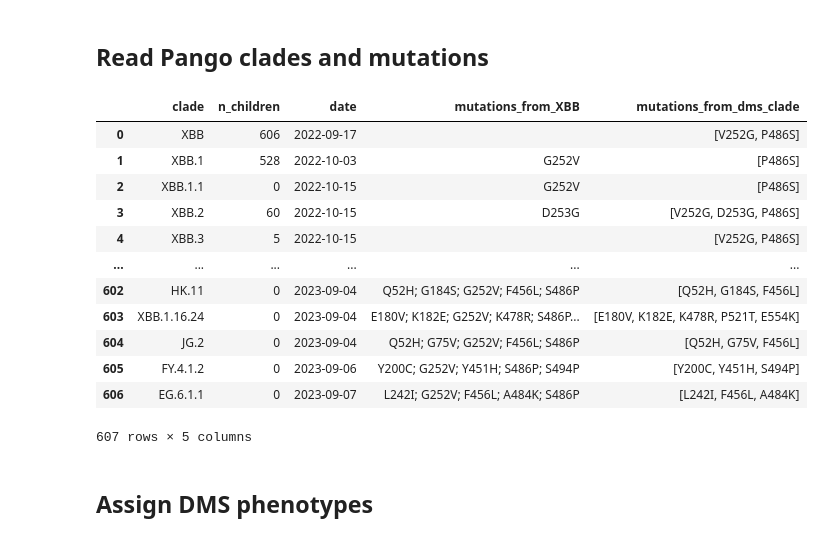
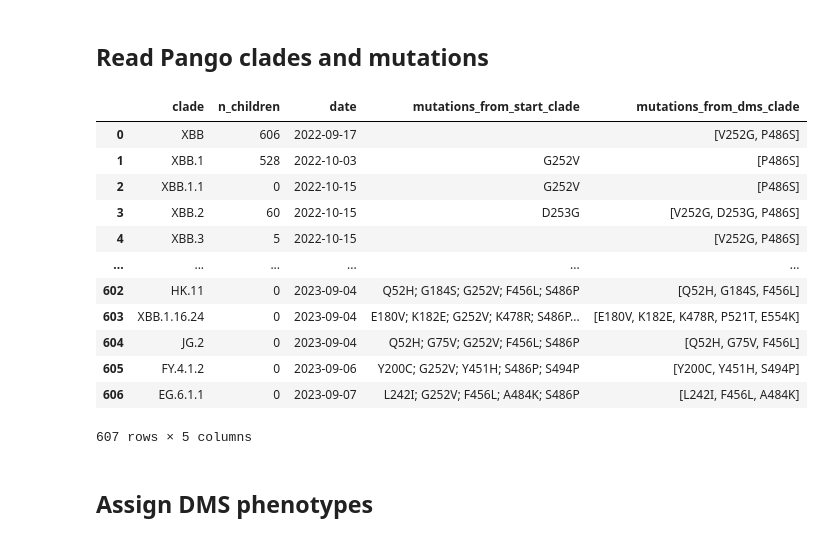
Before and after one commit to dms-vep/SARS-CoV-2_XBB.1.5_spike_DMS, a Jupyter notebook: notebooks/compare_natural.ipynb, the cells around one changed output. Cells and saved outputs as stored; diff of their text form; code cells hidden in the pictures.

```diff
--- a/notebooks/compare_natural.ipynb
+++ b/notebooks/compare_natural.ipynb
@@ -76,35 +78,34 @@ def mutations_from(muts, from_muts):
                 new_muts_list.append(m)
             else:
                 assert m in from_muts
                 new_muts_list.append(m[-1] + m[1: -1] + m[0])
         else:
             m, from_m = ms
             if m not in muts:
                 from_m, m = m, from_m
             assert m in muts and from_m in from_muts
             new_muts_list.append(from_m[-1] + m[1: ])
     return new_muts_list
 
 pango_df = (
     pango_df
     .assign(
         mutations_from_start_clade=lambda x: x["mutations_from_ref"].apply(
             mutations_from, args=(starting_clade_mutations_from_ref,),
         ).map(lambda ml: "; ".join(ml)),
         mutations_from_dms_clade=lambda x: x["mutations_from_ref"].apply(
             mutations_from, args=(dms_clade_mutations_from_ref,),
         ),
         date=lambda x: pd.to_datetime(x["date"]),
     )
     .drop(columns="mutations_from_ref")
-    .rename(columns={"mutations_from_start_clade": f"mutations_from_{starting_clade}"})
     .sort_values("date")
     .reset_index(drop=True)
 )
 
 pango_df
 # %% [output]
-|  | clade | n_children | date | mutations_from_XBB | mutations_from_dms_clade |
+|  | clade | n_children | date | mutations_from_start_clade | mutations_from_dms_clade |
 | 0 | XBB | 606 | 2022-09-17 |  | [V252G, P486S] |
 | 1 | XBB.1 | 528 | 2022-10-03 | G252V | [P486S] |
 | 2 | XBB.1.1 | 0 | 2022-10-15 | G252V | [P486S] |
```
Also changed, not shown: parts of 6 cells of this notebook.
